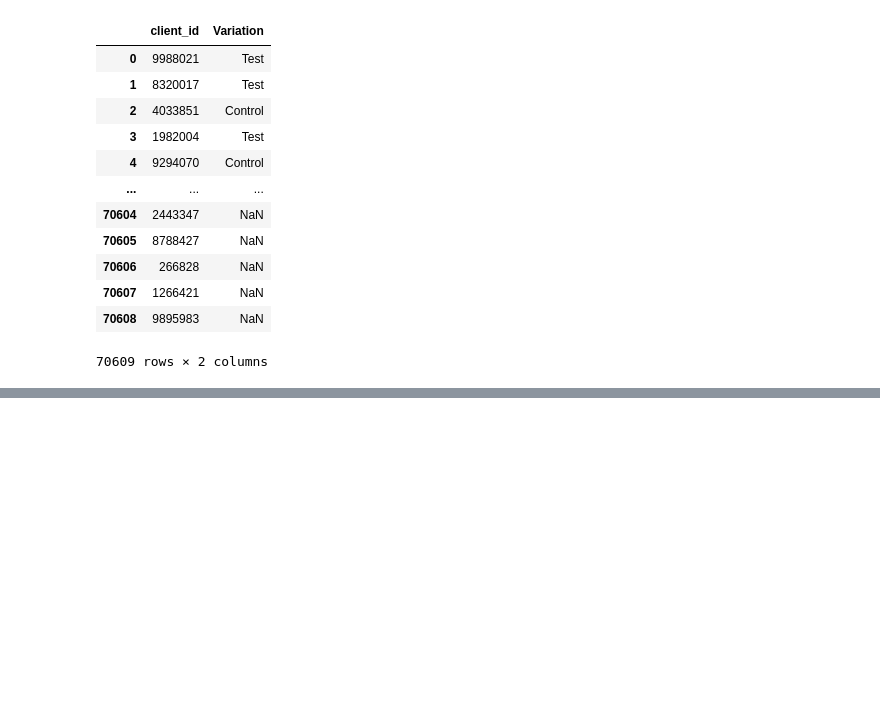
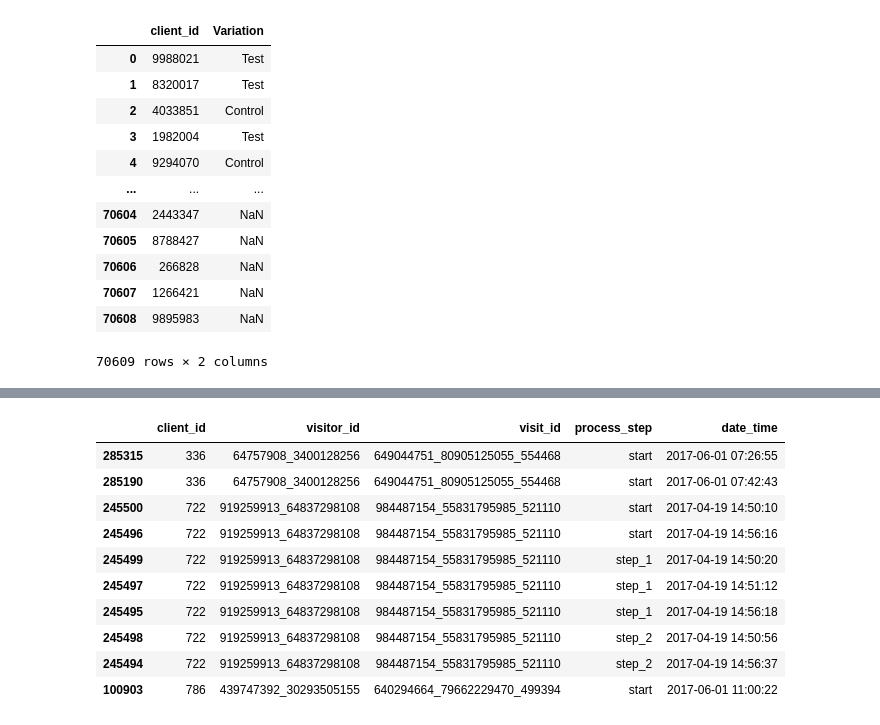
Before and after one commit to arnaurr94/vanguard-ab-test, a Jupyter notebook: dataframes.ipynb, the cells around one changed output, grey strips where cells are left out. Saved outputs shown, nothing was run; the diff lists cells and outputs as text; code cells hidden in the pictures; blank space fills up the shorter version.

```diff
--- a/dataframes.ipynb
+++ b/dataframes.ipynb
@@ -65,0 +119,19 @@ display(df_clients)
+# %%
+mask = deduplicated_web_data_df.duplicated(
+    subset=['client_id', 'visitor_id', 'visit_id','process_step'],
+    keep=False)
+deduplicated_web_data_df[mask].sort_values(
+    ['client_id','visitor_id','visit_id','process_step','date_time']
+).head(10)
+# %% [output]
+|  | client_id | visitor_id | visit_id | process_step | date_time |
+| 285315 | 336 | 64757908_3400128256 | 649044751_80905125055_554468 | start | 2017-06-01 07:26:55 |
+| 285190 | 336 | 64757908_3400128256 | 649044751_80905125055_554468 | start | 2017-06-01 07:42:43 |
+| 245500 | 722 | 919259913_64837298108 | 984487154_55831795985_521110 | start | 2017-04-19 14:50:10 |
+| 245496 | 722 | 919259913_64837298108 | 984487154_55831795985_521110 | start | 2017-04-19 14:56:16 |
+| 245499 | 722 | 919259913_64837298108 | 984487154_55831795985_521110 | step_1 | 2017-04-19 14:50:20 |
+| 245497 | 722 | 919259913_64837298108 | 984487154_55831795985_521110 | step_1 | 2017-04-19 14:51:12 |
+| 245495 | 722 | 919259913_64837298108 | 984487154_55831795985_521110 | step_1 | 2017-04-19 14:56:18 |
+| 245498 | 722 | 919259913_64837298108 | 984487154_55831795985_521110 | step_2 | 2017-04-19 14:50:56 |
+| 245494 | 722 | 919259913_64837298108 | 984487154_55831795985_521110 | step_2 | 2017-04-19 14:56:37 |
+| 100903 | 786 | 439747392_30293505155 | 640294664_79662229470_499394 | start | 2017-06-01 11:00:22 |
```
Also changed, not shown: parts of 18 cells of this notebook, 1 other file.
